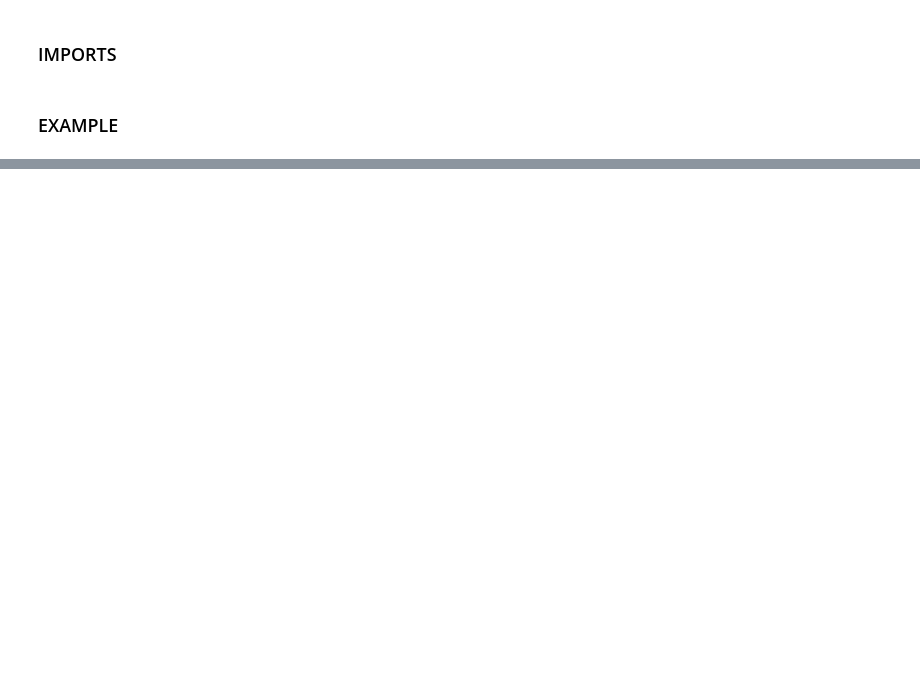
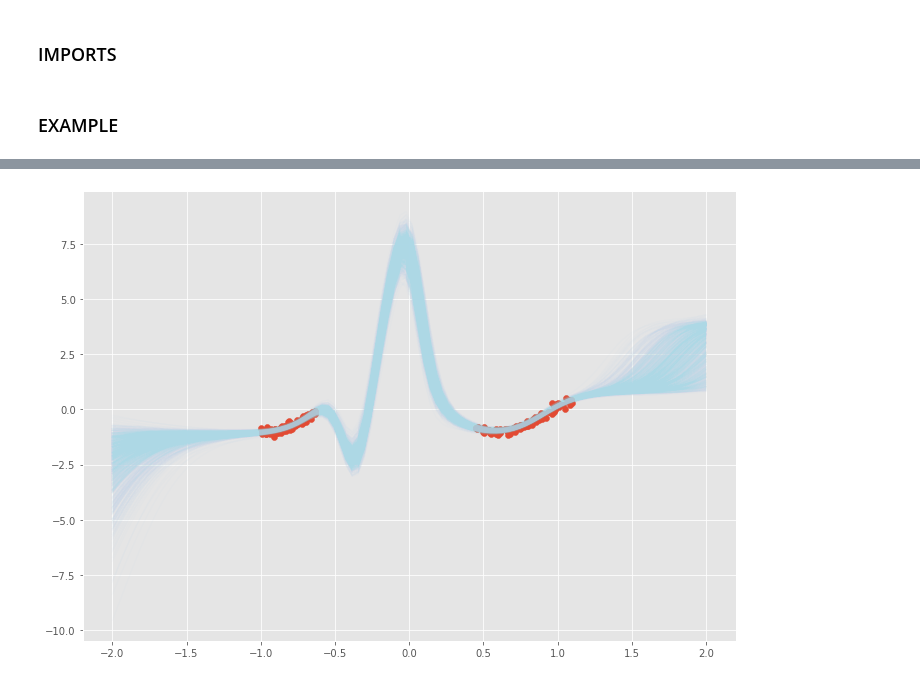
Before and after one commit to cortax/BayesianNN, a Jupyter notebook: example_BBVI.ipynb, the cells around one changed output, grey strips where cells are left out. Drawn from its saved outputs; the diff is of its cells as text; code cells hidden in the pictures; blank space fills up the shorter version.

```diff
--- a/example_BBVI.ipynb
+++ b/example_BBVI.ipynb
@@ -32,9 +41,11 @@ x_test = torch.linspace(-2.0, 2.0).unsqueeze(1).to(device)
 # %%
 fig, ax = plt.subplots()
 fig.set_size_inches(11.7, 8.27)
 plt.scatter(x_data.cpu(), y_data.cpu())
 for _ in range(1000):
-    Net.resample_parameters()
+    Net.sample_parameters()
 
     y_test = Net.forward(x_test)
     plt.plot(x_test.detach().cpu().numpy(), y_test.squeeze(0).detach().cpu().numpy(), alpha=0.05, linewidth=1, color='lightblue')
+# %% [output]
+[figure, added]
```
Also changed, not shown: parts of 10 cells of this notebook.
